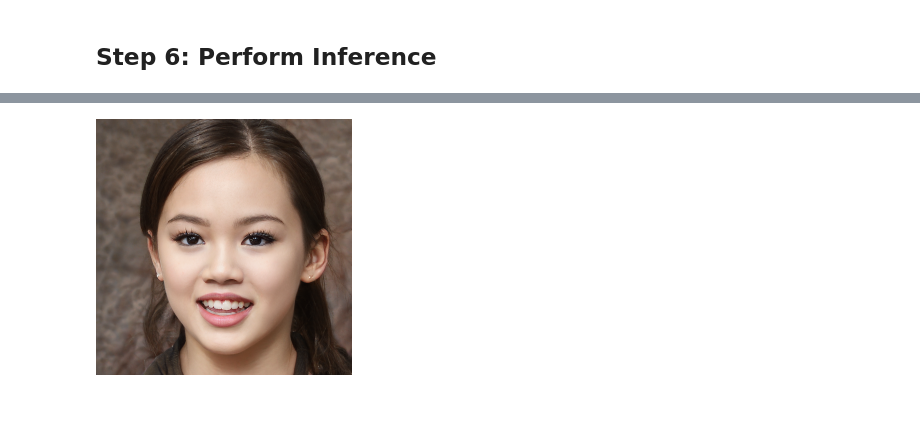
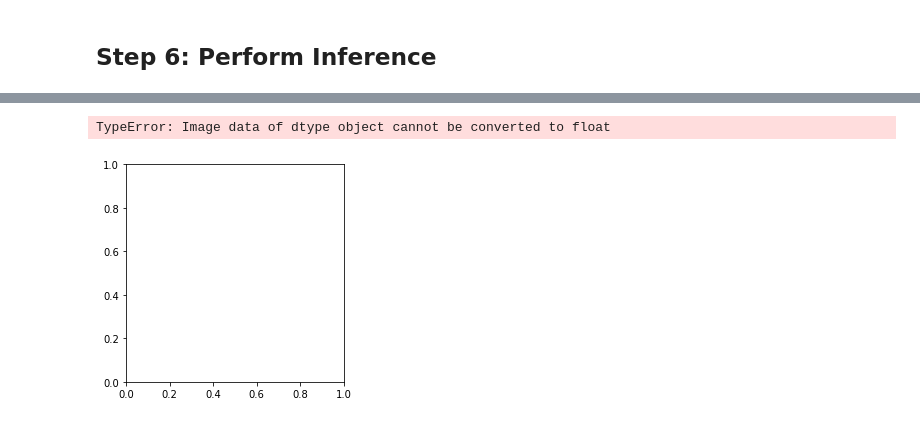
Before and after one commit to OzoneReloaded/pixel2style2pixel, a Jupyter notebook: inference_playground.ipynb, the cells around one changed output, grey strips where cells are left out. Cells and saved outputs as stored; diff of their text form; code cells hidden in the pictures.

```diff
--- a/inference_playground.ipynb
+++ b/inference_playground.ipynb
@@ -170,7 +212,10 @@ input_image.resize((256, 256))
 # %% [markdown]
 ## Step 6: Perform Inference
-# %%
-img_transforms = EXPERIMENT_ARGS['transform']
-transformed_image = img_transforms(input_image)
 # %%
-res = net(transformed_image.unsqueeze(0).to("cuda:0").float(), vector_shift={'gender': -3, 'age': 5}, vector_spaces=vector_spaces)
+output_images = []
+img_transforms = EXPERIMENT_ARGS['transform']
+for input_image in aligned_images:
+    transformed_image = img_transforms(aligned_images[input_image])
+    res = net(transformed_image.unsqueeze(0).to("cuda:0").float(), vector_shift={'gender': -3, 'age': 5}, vector_spaces=vector_spaces)
+    output_image = tensor2im(res[0])
+    output_images.append(output_image)
@@ -187,4 +222,8 @@ output_image = tensor2im(res[0])
-# %%
-output_image
-# %% [output]
-[figure, removed]
+# %%
+%matplotlib inline
+for name in output_images:
+    plt.figure()
+    plt.imshow(output_images)
+# %% [output]
+TypeError: Image data of dtype object cannot be converted to float
+[figure, added]
```
Also changed, not shown: parts of 20 cells of this notebook, 1 other file.
